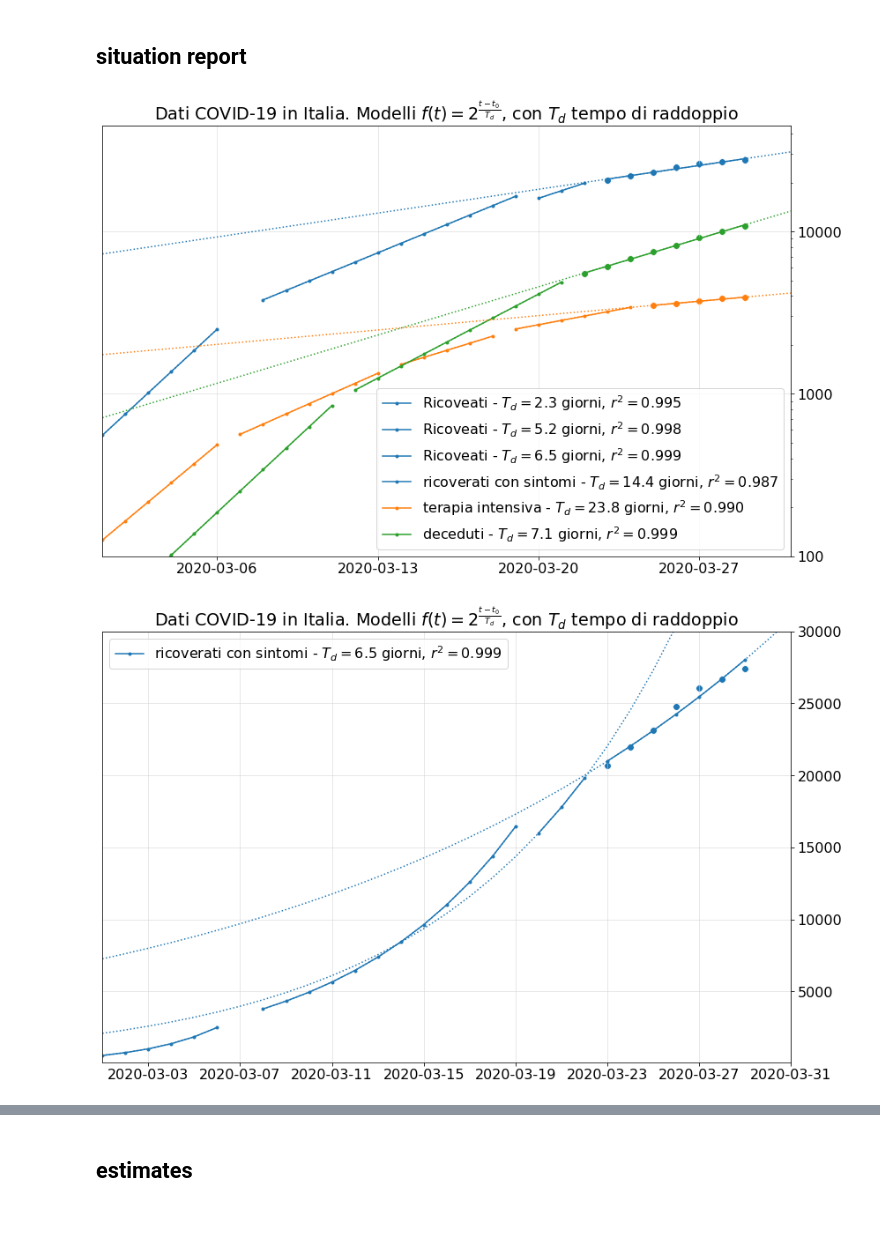
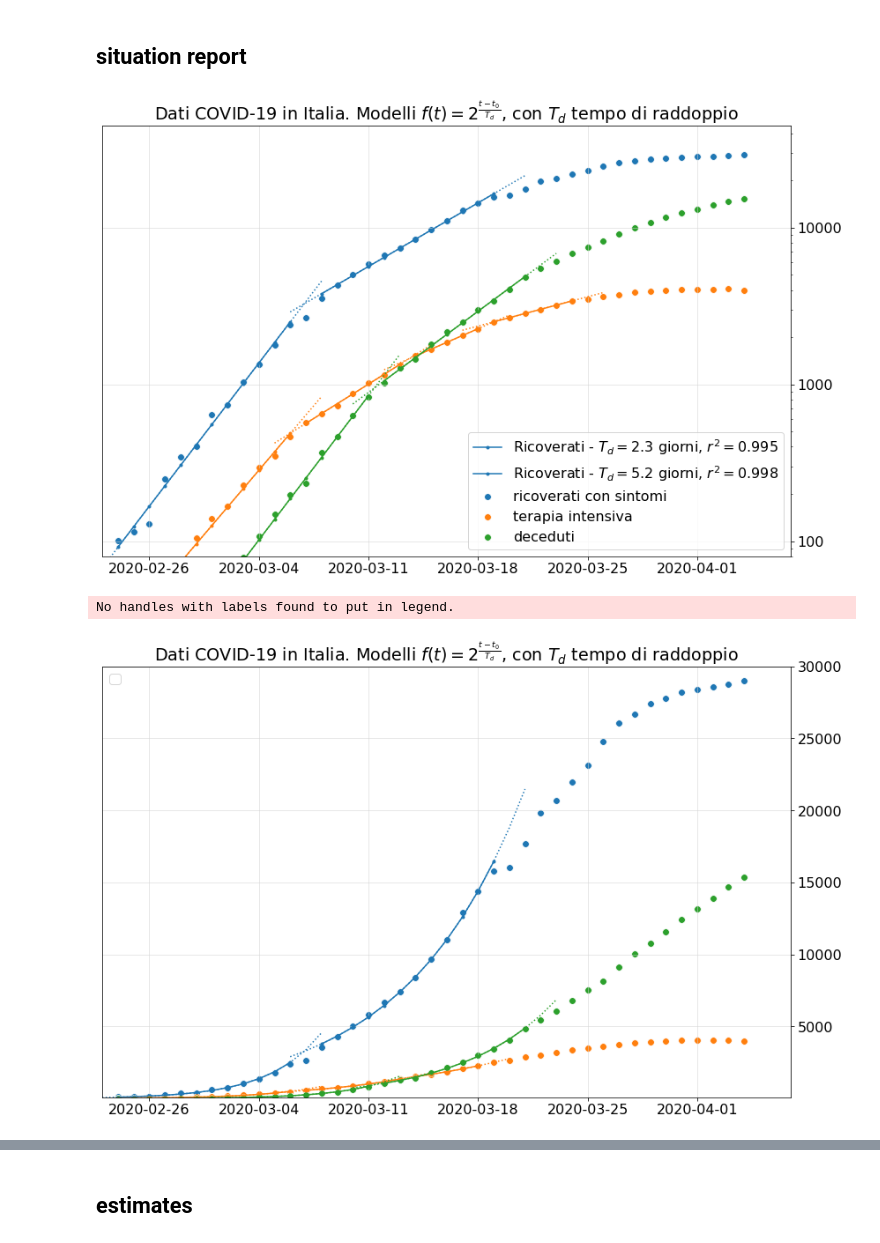
Before and after one commit to alexamici/covid-19-notebooks, a Jupyter notebook: notebooks/italy-situation-report.ipynb, the cells around one changed output, grey strips where cells are left out. Drawn from its saved outputs; the diff is of its cells as text; code cells hidden in the pictures.

```diff
--- a/notebooks/italy-situation-report.ipynb
+++ b/notebooks/italy-situation-report.ipynb
@@ -47,74 +46,71 @@ data_italy.tail()
 DAY = np.timedelta64(24 * 60 * 60, 's')
 
 START_FIT = '2020-02-23'
-STOP_FIT = '2020-03-29'
+STOP_FIT = '2020-04-01'
 
-SHOWUNTIL = np.datetime64(data_italy.index.max(), 's') + 2 * DAY
+SHOWUNTIL = np.datetime64(data_italy.index.max(), 's') + 3 * DAY
 
-EXTRAPOLATE = (np.datetime64('2020-03-01'), SHOWUNTIL)
+EXTRAPOLATE = (np.datetime64('2020-02-23'), SHOWUNTIL)
 # %%
 fits = {}
-fits['dimessi_guariti'] = covid19.fit.ExponentialFit.from_frame('dimessi_guariti', data_italy, start='2020-03-08', stop=STOP_FIT)
-fits['totale_casi_1'] = covid19.fit.ExponentialFit.from_frame('totale_casi', data_italy, start=START_FIT, stop='2020-02-29')
-fits['totale_casi'] = covid19.fit.ExponentialFit.from_frame('totale_casi', data_italy, start='2020-03-01', stop='2020-03-09')
+fits['dimessi_guariti'] = covid19.fit.ExponentialFit.from_frame(data_italy['dimessi_guariti'], start='2020-03-08', stop=STOP_FIT)
+fits['totale_casi_1'] = covid19.fit.ExponentialFit.from_frame(data_italy['totale_casi'], start=START_FIT, stop='2020-02-29')
+fits['totale_casi'] = covid19.fit.ExponentialFit.from_frame(data_italy['totale_casi'], start='2020-03-01', stop='2020-03-09')
 
-fits['ricoverati_con_sintomi_1'] = covid19.fit.ExponentialFit.from_frame('ricoverati_con_sintomi', data_italy, start=START_FIT, stop='2020-03-06')
-fits['ricoverati_con_sintomi_2'] = covid19.fit.ExponentialFit.from_frame('ricoverati_con_sintomi', data_italy, start='2020-03-08', stop='2020-03-19')
-fits['ricoverati_con_sintomi_3'] = covid19.fit.ExponentialFit.from_frame('ricoverati_con_sintomi', data_italy, start='2020-03-20', stop='2020-03-22')
-fits['terapia_intensiva_1'] = covid19.fit.ExponentialFit.from_frame('terapia_intensiva', data_italy, start=START_FIT, stop='2020-03-06')
-fits['terapia_intensiva_2'] = covid19.fit.ExponentialFit.from_frame('terapia_intensiva', data_italy, start='2020-03-07', stop='2020-03-13')
-fits['terapia_intensiva_3'] = covid19.fit.ExponentialFit.from_frame('terapia_intensiva', data_italy, start='2020-03-14', stop='2020-03-18')
-fits['terapia_intensiva_4'] = covid19.fit.ExponentialFit.from_frame('terapia_intensiva', data_italy, start='2020-03-19', stop='2020-03-24')
-fits['deceduti_1'] = covid19.fit.ExponentialFit.from_frame('deceduti', data_italy, start=START_FIT, stop='2020-03-11')
-fits['deceduti_2'] = covid19.fit.ExponentialFit.from_frame('deceduti', data_italy, start='2020-03-12', stop='2020-03-21')
+fits['ricoverati_con_sintomi_1'] = covid19.fit.ExponentialFit.from_frame(data_italy['ricoverati_con_sintomi'], start=START_FIT, stop='2020-03-06')
+fits['ricoverati_con_sintomi_2'] = covid19.fit.ExponentialFit.from_frame(data_italy['ricoverati_con_sintomi'], start='2020-03-08', stop='2020-03-19')
+fits['terapia_intensiva_1'] = covid19.fit.ExponentialFit.from_frame(data_italy['terapia_intensiva'], start=START_FIT, stop='2020-03-06')
+fits['terapia_intensiva_2'] = covid19.fit.ExponentialFit.from_frame(data_italy['terapia_intensiva'], start='2020-03-07', stop='2020-03-13')
+fits['terapia_intensiva_3'] = covid19.fit.ExponentialFit.from_frame(data_italy['terapia_intensiva'], start='2020-03-14', stop='2020-03-18')
+fits['terapia_intensiva_4'] = covid19.fit.ExponentialFit.from_frame(data_italy['terapia_intensiva'], start='2020-03-19', stop='2020-03-24')
+fits['deceduti_1'] = covid19.fit.ExponentialFit.from_frame(data_italy['deceduti'], start=START_FIT, stop='2020-03-11')
+fits['deceduti_2'] = covid19.fit.ExponentialFit.from_frame(data_italy['deceduti'], start='2020-03-12', stop='2020-03-21')
 
-fits['ricoverati_con_sintomi'] = covid19.fit.ExponentialFit.from_frame('ricoverati_con_sintomi', data_italy, start='2020-03-23', stop=STOP_FIT)
-fits['terapia_intensiva'] = covid19.fit.ExponentialFit.from_frame('terapia_intensiva', data_italy, start='2020-03-25', stop=STOP_FIT)
-fits['deceduti'] = covid19.fit.ExponentialFit.from_frame('deceduti', data_italy, start='2020-03-22', stop=STOP_FIT)
+fits['ricoverati_con_sintomi'] = covid19.fit.ExponentialFit.from_frame(data_italy['ricoverati_con_sintomi'], start='2020-03-27', stop=STOP_FIT)
+fits['terapia_intensiva'] = covid19.fit.ExponentialFit.from_frame(data_italy['terapia_intensiva'], start='2020-03-25', stop=STOP_FIT)
+fits['deceduti'] = covid19.fit.ExponentialFit.from_frame(data_italy['deceduti'], start='2020-03-27', stop=STOP_FIT)
 # %%
-_, ax = plt.subplots(subplot_kw={'yscale': 'log', 'ylim': (100, 45000)})
+_, ax = plt.subplots(subplot_kw={'yscale': 'log', 'ylim': (80, 45000)})
 # _ = covid19.plot.add_events(ax, linestyle=':', offset=11, color='grey')
 
 #ax.axvline(np.datetime64('2020-03-06'), linestyle=':', color=PALETTE[0])
 #ax.axvline(np.datetime64('2020-03-11'), linestyle=':', color=PALETTE[1])
 
 #ax.axvline(np.datetime64('2020-03-19'), linestyle=':', color=PALETTE[0])
 #ax.axvline(np.datetime64('2020-03-22'), linestyle=':', color=PALETTE[1])
 
-covid19.plot.plot_fit(ax, fits['ricoverati_con_sintomi_1'], label='Ricoveati', color=PALETTE[0])
-covid19.plot.plot_fit(ax, fits['ricoverati_con_sintomi_2'], label='Ricoveati', color=PALETTE[0])
-covid19.plot.plot_fit(ax, fits['ricoverati_con_sintomi_3'], label='Ricoveati', color=PALETTE[0])
+covid19.plot.plot_fit(ax, fits['ricoverati_con_sintomi_1'], label='Ricoverati', color=PALETTE[0])
+covid19.plot.plot_fit(ax, fits['ricoverati_con_sintomi_2'], label='Ricoverati', color=PALETTE[0])
 covid19.plot.plot_fit(ax, fits['terapia_intensiva_1'], color=sns.color_palette()[1])
 covid19.plot.plot_fit(ax, fits['terapia_intensiva_2'], color=sns.color_palette()[1])
 covid19.plot.plot_fit(ax, fits['terapia_intensiva_3'], color=sns.color_palette()[1])
 covid19.plot.plot_fit(ax, fits['terapia_intensiva_4'], color=sns.color_palette()[1])
 covid19.plot.plot_fit(ax, fits['deceduti_1'], color=sns.color_palette()[2])
 covid19.plot.plot_fit(ax, fits['deceduti_2'], color=sns.color_palette()[2])
 for kind, color in zip(['ricoverati_con_sintomi', 'terapia_intensiva', 'deceduti'], sns.color_palette()):
-    covid19.plot.plot(ax, data_italy[kind], fits[kind], label=kind.replace('_', ' '), extrapolate=EXTRAPOLATE, color=color, date_interval=7)
+    covid19.plot.plot_data(ax, data_italy[kind], label=kind.replace('_', ' '), color=color, date_interval=7)
 
 _ = ax.set(title=r'Dati COVID-19 in Italia. Modelli $f(t) = 2 ^ \frac{t - t_0}{T_d}$, con $T_d$ tempo di raddoppio')
 _ = ax.yaxis.grid(color='lightgrey', linewidth=0.5)
 _ = ax.xaxis.grid(color='lightgrey', linewidth=0.5)
 _ = ax.yaxis.tick_right()
 _ = ax.set(xlim=EXTRAPOLATE)
 #_ = ax.legend(loc='upper left')
 # %% [output]
-[figure, old version]
+[figure, new version]
 # %%
 _, ax = plt.subplots(subplot_kw={'yscale': 'linear', 'ylim': (80, 30000)})
 # _ = covid19.plot.add_events(ax, linestyle=':', offset=17, color='grey')
 
 covid19.plot.plot_fit(ax, fits['ricoverati_con_sintomi_1'], color=sns.color_palette()[0])
 covid19.plot.plot_fit(ax, fits['ricoverati_con_sintomi_2'], color=sns.color_palette()[0])
-covid19.plot.plot_fit(ax, fits['ricoverati_con_sintomi_3'], label='ricoverati con sintomi', extrapolate=EXTRAPOLATE, color=sns.color_palette()[0])
-#covid19.plot.plot_fit(ax, fits['terapia_intensiva_1'], color=sns.color_palette()[1])
-#covid19.plot.plot_fit(ax, fits['terapia_intensiva_2'], color=sns.color_palette()[1])
-#covid19.plot.plot_fit(ax, fits['terapia_intensiva_3'], color=sns.color_palette()[1])
-#covid19.plot.plot_fit(ax, fits['deceduti_1'], color=sns.color_palette()[1])
-#covid19.plot.plot_fit(ax, fits['deceduti_2'], color=sns.color_palette()[1])
-for kind, color in zip(['ricoverati_con_sintomi'], sns.color_palette()):
-    covid19.plot.plot(ax, data_italy[kind], fits[kind], extrapolate=EXTRAPOLATE, color=color, date_interval=4)
+covid19.plot.plot_fit(ax, fits['terapia_intensiva_1'], color=sns.color_palette()[1])
+covid19.plot.plot_fit(ax, fits['terapia_intensiva_2'], color=sns.color_palette()[1])
+covid19.plot.plot_fit(ax, fits['terapia_intensiva_3'], color=sns.color_palette()[1])
+covid19.plot.plot_fit(ax, fits['deceduti_1'], color=sns.color_palette()[2])
+covid19.plot.plot_fit(ax, fits['deceduti_2'], color=sns.color_palette()[2])
+for kind, color in zip(['ricoverati_con_sintomi', 'terapia_intensiva', 'deceduti'], sns.color_palette()):
+    covid19.plot.plot_data(ax, data_italy[kind], color=color, date_interval=7)
 
 _ = ax.set(title=r'Dati COVID-19 in Italia. Modelli $f(t) = 2 ^ \frac{t - t_0}{T_d}$, con $T_d$ tempo di raddoppio')
 _ = ax.yaxis.grid(color='lightgrey', linewidth=0.5)
@@ -123,5 +119,6 @@ _ = ax.yaxis.tick_right()
 _ = ax.set(xlim=EXTRAPOLATE)
 _ = ax.legend(loc='upper left')
 # %% [output]
+No handles with labels found to put in legend.
-[figure, old version]
+[figure, new version]
 # %%
```
Also changed, not shown: parts of 8 cells of this notebook.
